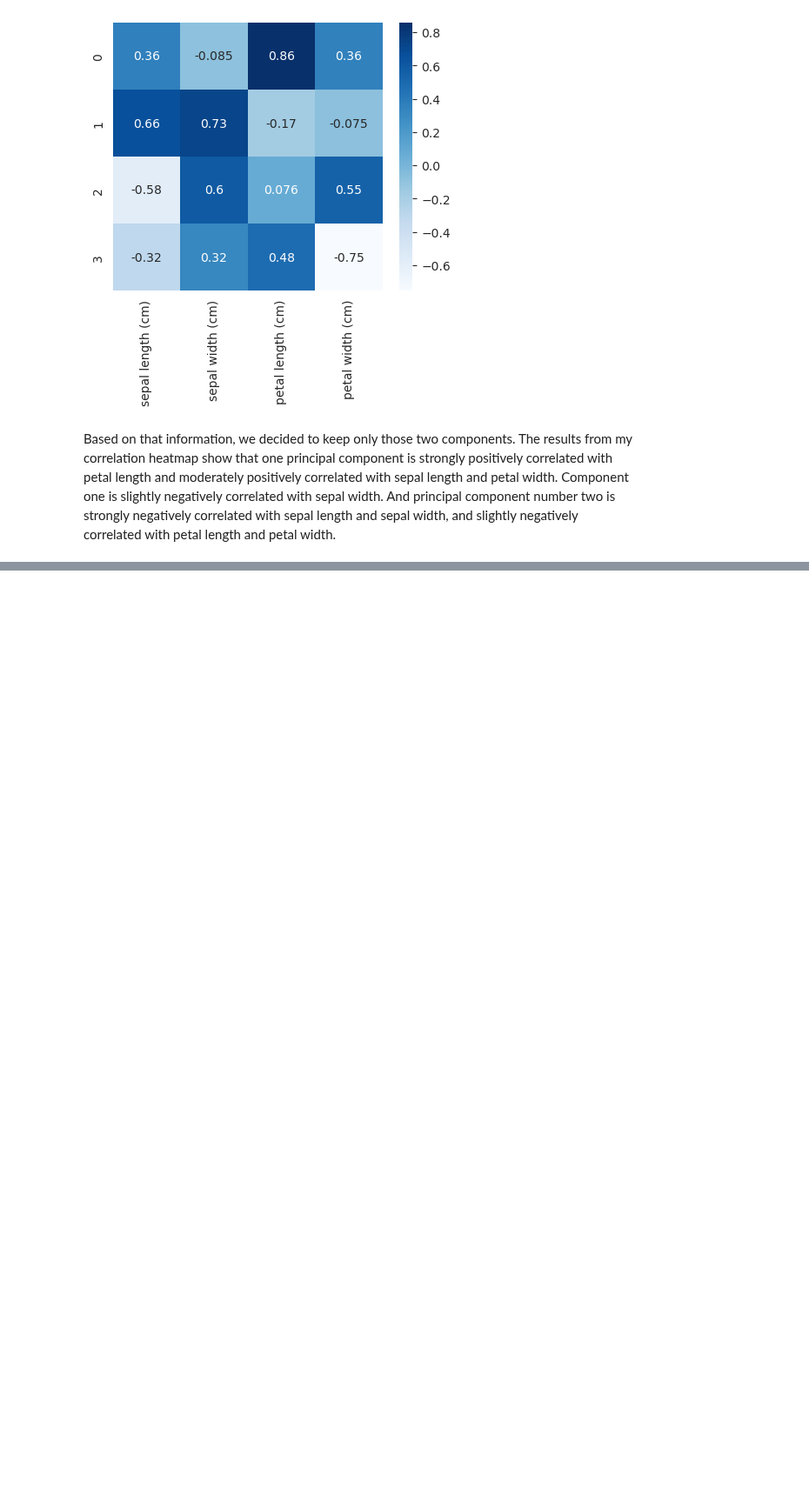
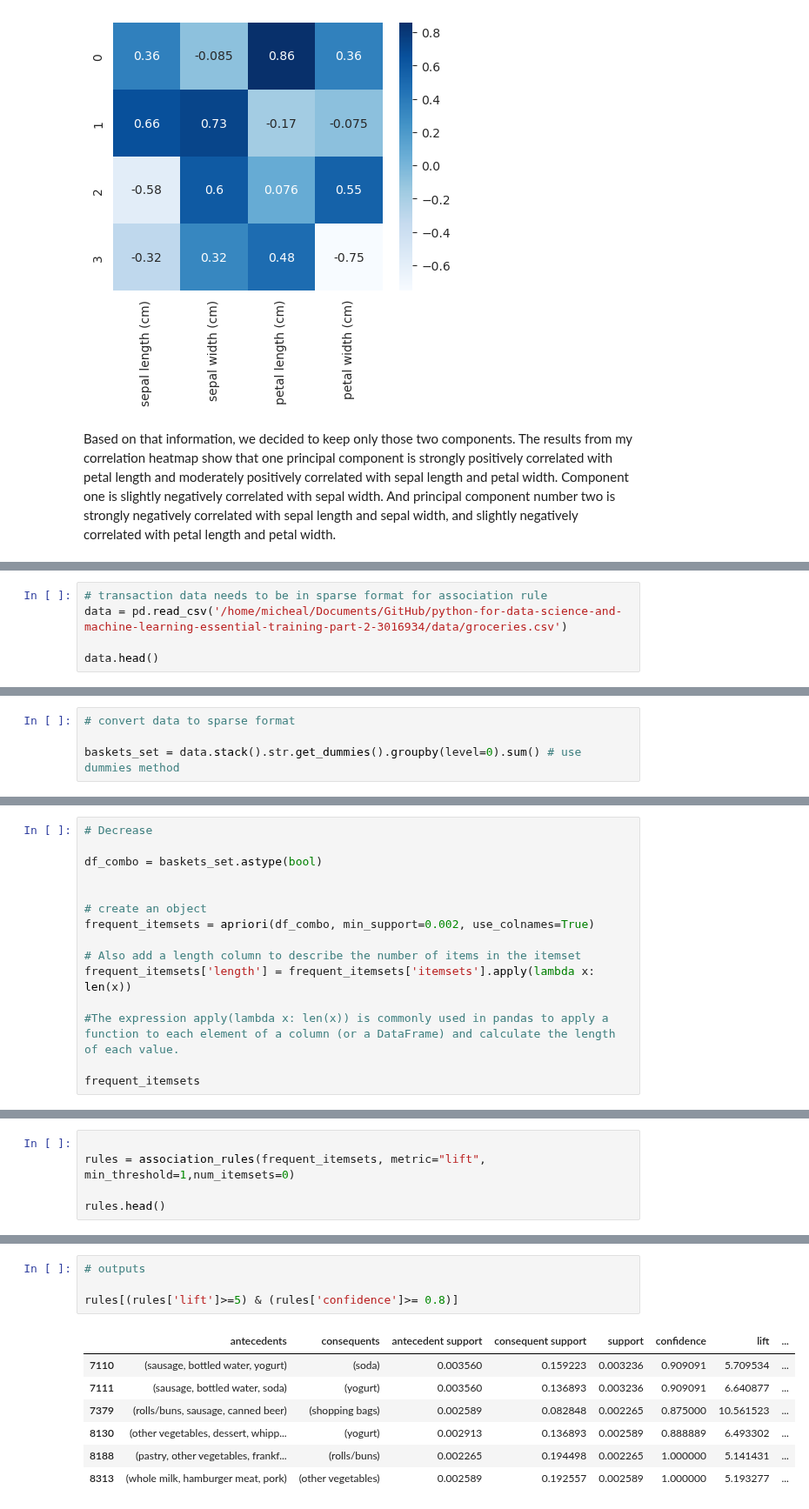
Before and after one commit to Mahdi90s/Python_repository, a Jupyter notebook: Python_Code/Python_Learning_Part2.ipynb, the cells around one changed output, grey strips where cells are left out. Shown at 87% size. Drawn from its saved outputs; the diff is of its cells as text; blank space fills up the shorter version.

```diff
--- a/Python_Code/Python_Learning_Part2.ipynb
+++ b/Python_Code/Python_Learning_Part2.ipynb
@@ -947,0 +976,5 @@ Based on that information, we decided to keep only those two components. The res
+# %%
+# transaction data needs to be in sparse format for association rule
+data = pd.read_csv('/home/micheal/Documents/GitHub/python-for-data-science-and-machine-learning-essential-training-part-2-3016934/data/groceries.csv')
+
+data.head()
@@ -947,0 +988,4 @@ Based on that information, we decided to keep only those two components. The res
+# %%
+# convert data to sparse format
+
+baskets_set = data.stack().str.get_dummies().groupby(level=0).sum() # use dummies method
@@ -947,0 +1045,15 @@ Based on that information, we decided to keep only those two components. The res
+# %%
+# Decrease
+
+df_combo = baskets_set.astype(bool)
+
+
+# create an object
+frequent_itemsets = apriori(df_combo, min_support=0.002, use_colnames=True)
+
+# Also add a length column to describe the number of items in the itemset
+frequent_itemsets['length'] = frequent_itemsets['itemsets'].apply(lambda x: len(x))
+
+#The expression apply(lambda x: len(x)) is commonly used in pandas to apply a function to each element of a column (or a DataFrame) and calculate the length of each value.
+
+frequent_itemsets
@@ -947,0 +1108,5 @@ Based on that information, we decided to keep only those two components. The res
+# %%
+
+rules = association_rules(frequent_itemsets, metric="lift", min_threshold=1,num_itemsets=0)
+
+rules.head()
@@ -947,0 +1120,12 @@ Based on that information, we decided to keep only those two components. The res
+# %%
+# outputs
+
+rules[(rules['lift']>=5) & (rules['confidence']>= 0.8)]
+# %% [output]
+|  | antecedents | consequents | antecedent support | consequent support | support | confidence | lift | ... |
+| 7110 | (sausage, bottled water, yogurt) | (soda) | 0.003560 | 0.159223 | 0.003236 | 0.909091 | 5.709534 | ... |
+| 7111 | (sausage, bottled water, soda) | (yogurt) | 0.003560 | 0.136893 | 0.003236 | 0.909091 | 6.640877 | ... |
+| 7379 | (rolls/buns, sausage, canned beer) | (shopping bags) | 0.002589 | 0.082848 | 0.002265 | 0.875000 | 10.561523 | ... |
+| 8130 | (other vegetables, dessert, whipp... | (yogurt) | 0.002913 | 0.136893 | 0.002589 | 0.888889 | 6.493302 | ... |
+| 8188 | (pastry, other vegetables, frankf... | (rolls/buns) | 0.002265 | 0.194498 | 0.002265 | 1.000000 | 5.141431 | ... |
+| 8313 | (whole milk, hamburger meat, pork) | (other vegetables) | 0.002589 | 0.192557 | 0.002589 | 1.000000 | 5.193277 | ... |
```
Also changed, not shown: parts of 26 cells of this notebook.
